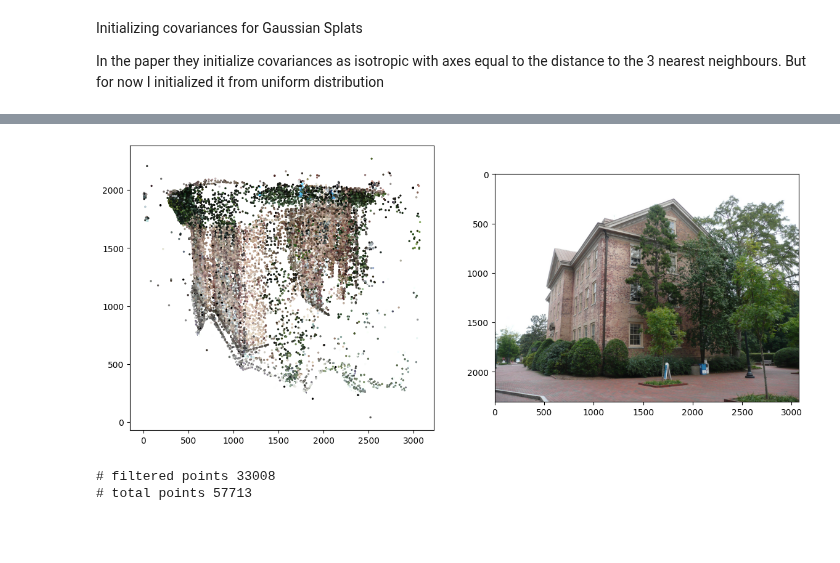
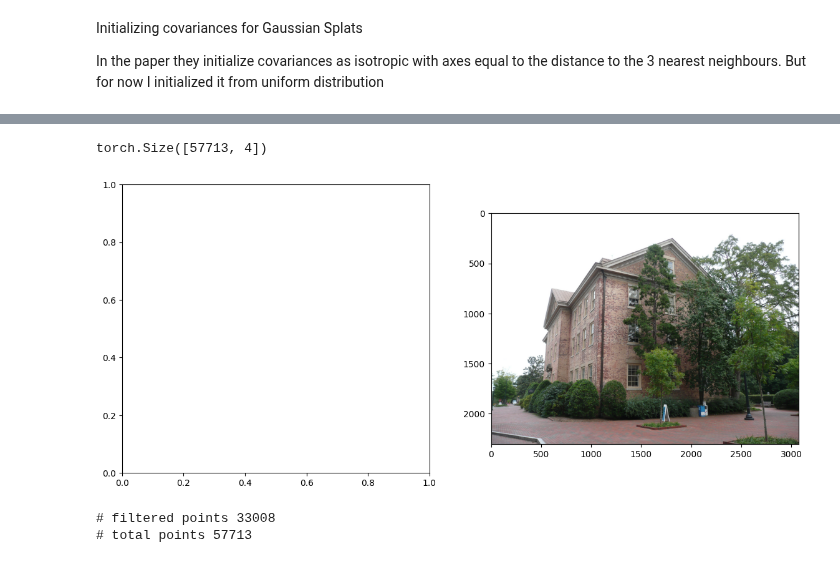
Before and after one commit to farqlia/urban-3d-reconstruction, a Jupyter notebook: notebooks/PoC.ipynb, the cells around one changed output, grey strips where cells are left out. Cells and saved outputs as stored; diff of their text form; code cells hidden in the pictures; blank space fills up the shorter version.

```diff
--- a/notebooks/PoC.ipynb
+++ b/notebooks/PoC.ipynb
@@ -76,0 +108,4 @@ cov_3d = torch.tensor(covariances[point_ids], device=device, dtype=torch.float32
+# %%
+camera_coordinates.shape
+# %% [output]
+torch.Size([57713, 4])
@@ -77,13 +114,13 @@ cov_3d = torch.tensor(covariances[point_ids], device=device, dtype=torch.float32
 # %%
 image = mpimg.imread(images_folder / f'{img.name}')
 plt.figure(figsize=(14, 6))
 plt.subplot(1, 2, 1)
-plt.scatter(screen_coordinates[:, 0], screen_coordinates[:, 1], s=2, c=c)
+# plt.scatter(screen_coordinates_np[:, 0], screen_coordinates_np[:, 1], s=2, c=c)
 plt.subplot(1, 2, 2)
 plt.imshow(image)
 plt.show()
 # %% [output]
-[figure, old version]
+[figure, new version]
 # %%
 print(f"# filtered points {sum(point_ids)}")
 print(f"# total points {reconstruction.num_points3D()}")
```
Also changed, not shown: parts of 61 cells of this notebook.
